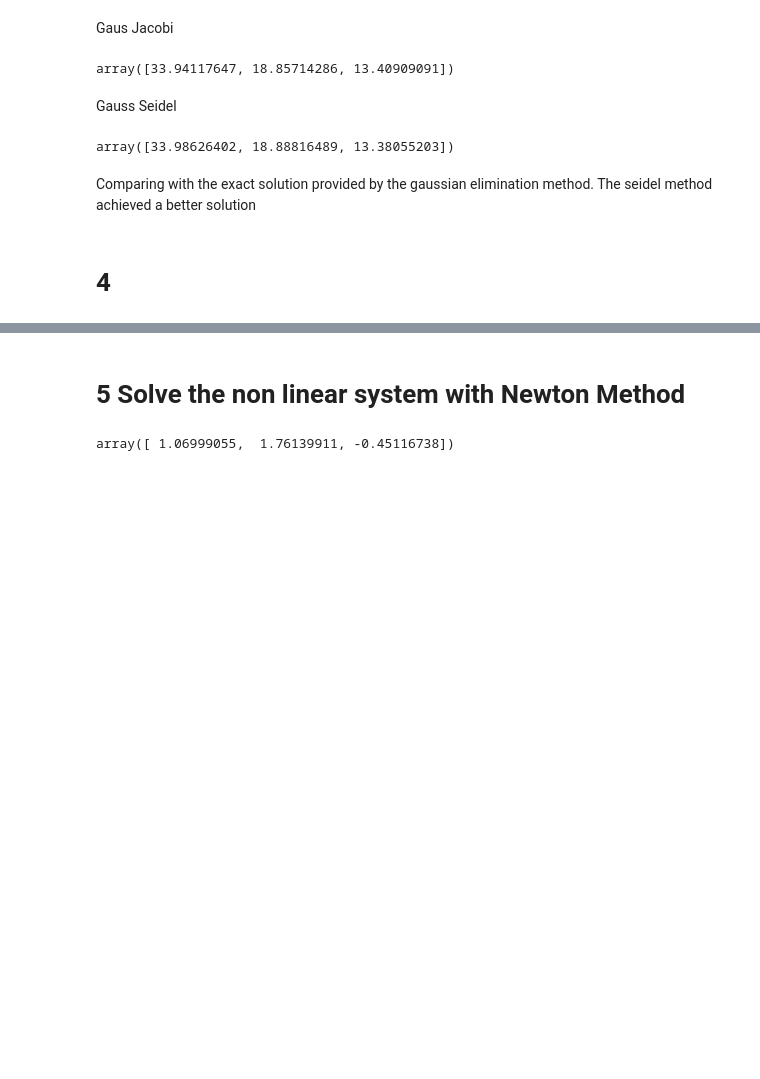
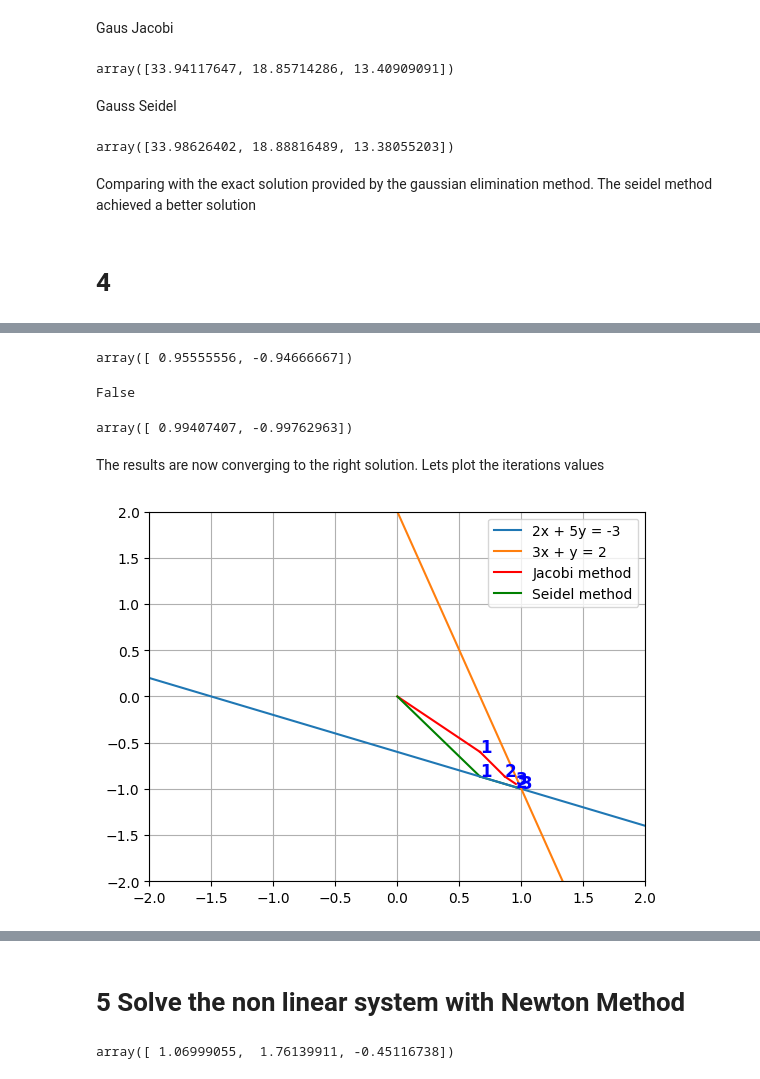
Before and after one commit to JelsonRodrigues/numeric_calculus, a Jupyter notebook: src/reports/2/book.ipynb, the cells around one changed output, grey strips where cells are left out. Drawn from its saved outputs; the diff is of its cells as text; code cells hidden in the pictures; blank space fills up the shorter version.

```diff
--- a/src/reports/2/book.ipynb
+++ b/src/reports/2/book.ipynb
@@ -879,3 +881,10 @@ array([33.98626402, 18.88816489, 13.38055203])
 Comparing with the exact solution provided by the gaussian elimination method. The seidel method achieved a better solution
 # %% [markdown]
 # 4
+# %%
+S = np.array([
+  [2.0, 5.0],
+  [3.0, 1.0],
+], np.float64)
+
+b = np.array([-3.0, 2.0], np.float64)
@@ -881,0 +899,3 @@ Comparing with the exact solution provided by the gaussian elimination method. T
+# %%
+ITERATIONS = 3
+x_0 = np.array([0.0, 0.0], np.float64)
@@ -881,0 +1000,7 @@ Comparing with the exact solution provided by the gaussian elimination method. T
+# %%
+S = np.array([
+  [3.0, 1.0],
+  [2.0, 5.0],
+], np.float64)
+
+b = np.array([2.0, -3.0], np.float64)
@@ -881,0 +1015,62 @@ Comparing with the exact solution provided by the gaussian elimination method. T
+# %%
+jacobi_method(S, b, x_0.copy(), ITERATIONS)
+# %% [output]
+array([ 0.95555556, -0.94666667])
+# %%
+is_possible_to_apply_Seidel_method(S)
+# %% [output]
+False
+# %%
+seidel_method(S, b, x_0.copy(), ITERATIONS)
+# %% [output]
+array([ 0.99407407, -0.99762963])
+# %% [markdown]
+The results are now converging to the right solution. Lets plot the iterations values
+# %%
+jacobi_results = []
+seidel_results = []
+
+x_0_jacobi = x_0.copy()
+x_0_seidel = x_0.copy()
+for _ in range(ITERATIONS):
+  x_0_jacobi = jacobi_method(S, b, x_0_jacobi.copy(), 1)
+  jacobi_results.append(x_0_jacobi)
+
+  x_0_seidel = seidel_method(S, b, x_0_seidel.copy(), 1)
+  seidel_results.append(x_0_seidel)
+
+graphic_limits_x = [-2, 2]
+graphic_limits_y = [-2, 2]
+
+last_jacobi = [0, 0]
+last_seidel = [0, 0]
+for index in range(ITERATIONS):
+  new_jacobi = [jacobi_results[index][0], jacobi_results[index][1]]
+  if graphic_limits_x[0] < new_jacobi[0] < graphic_limits_x[1] and graphic_limits_y[0] < new_jacobi[1] < graphic_limits_y[1]:
+    plt.plot([last_jacobi[0], new_jacobi[0]], [last_jacobi[1], new_jacobi[1]], color='r')
+    plt.text(jacobi_results[index][0], jacobi_results[index][1], f'{index + 1}', color='b', fontdict={'size': 12, 'weight': 'bold'})
+  last_jacobi = new_jacobi
+
+  new_seidel = [seidel_results[index][0], seidel_results[index][1]]
+  if graphic_limits_x[0] < new_seidel[0] < graphic_limits_x[1] and graphic_limits_y[0] < new_seidel[1] < graphic_limits_y[1]:
+    plt.plot([last_seidel[0], new_seidel[0]], [last_seidel[1], new_seidel[1]], color='g')
+    plt.text(seidel_results[index][0], seidel_results[index][1], f'{index + 1}', color='b', fontdict={'size': 12, 'weight': 'bold'})
+  last_seidel = new_seidel
+
+# Plotting the two lines
+start = graphic_limits_x[0]
+end = graphic_limits_x[1]
+plt.plot([start, end], [f1(start), f1(end)], label='2x + 5y = -3')
+plt.plot([start, end], [f2(start), f2(end)], label='3x + y = 2')
+
+plt.xlim(graphic_limits_x[0], graphic_limits_x[1])
+plt.ylim(graphic_limits_y[0], graphic_limits_y[1])
+plt.grid()
+
+# Add a label that collor red is the Jacobi method and green is the Seidel method
+plt.plot([], [], color='r', label='Jacobi method')
+plt.plot([], [], color='g', label='Seidel method')
+plt.legend()
+plt.show()
+# %% [output]
+[figure, added]
```
Also changed, not shown: parts of 18 cells of this notebook.
